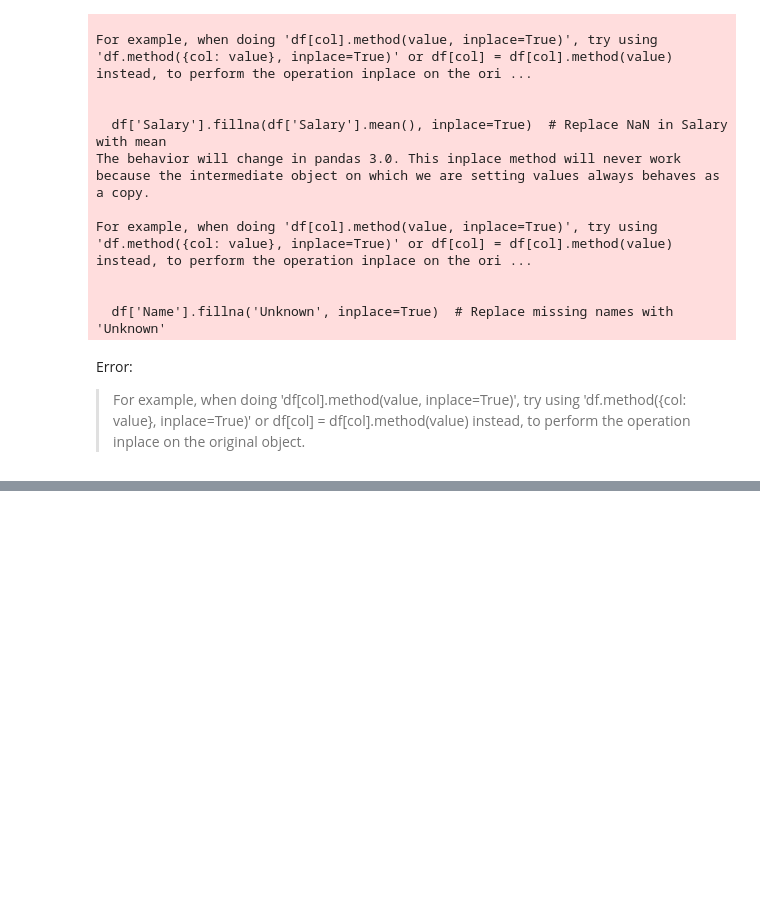
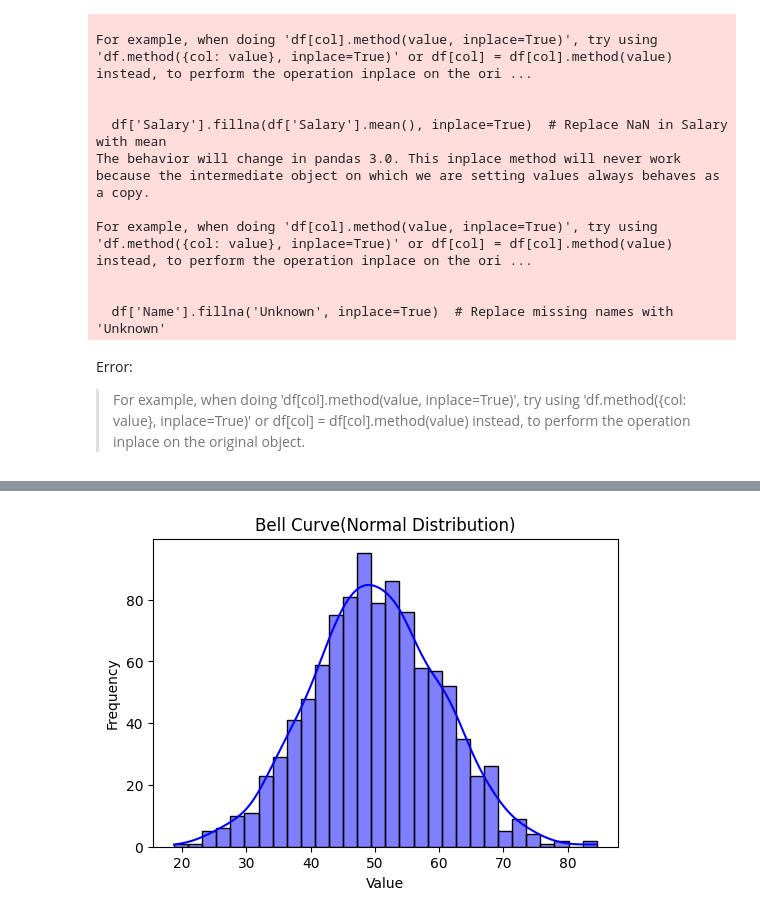
Before and after one commit to sounddrill31/jupyter-learning, a Jupyter notebook: Class2-PartB.ipynb, the cells around one changed output, grey strips where cells are left out. Saved outputs shown, nothing was run; the diff lists cells and outputs as text; code cells hidden in the pictures; blank space fills up the shorter version.

```diff
--- a/Class2-PartB.ipynb
+++ b/Class2-PartB.ipynb
@@ -116,0 +144,19 @@ print(df)
+# %%
+import numpy as np
+import seaborn as sn
+import matplotlib.pyplot as plot
+
+# Generate normal distribution dataset
+data= np.random.normal(loc=50, scale=10, size=1000)
+# mean = 5, standard deviation = 10
+
+plot.figure(figsize=(6,4))
+sn.histplot(data, bins=30, kde = True, color="blue")
+
+plot.title("Bell Curve(Normal Distribution)")
+plot.xlabel("Value")
+plot.ylabel("Frequency")
+
+plot.show()
+# %% [output]
+[figure, added]
```
Also changed, not shown: parts of 2 cells of this notebook.
